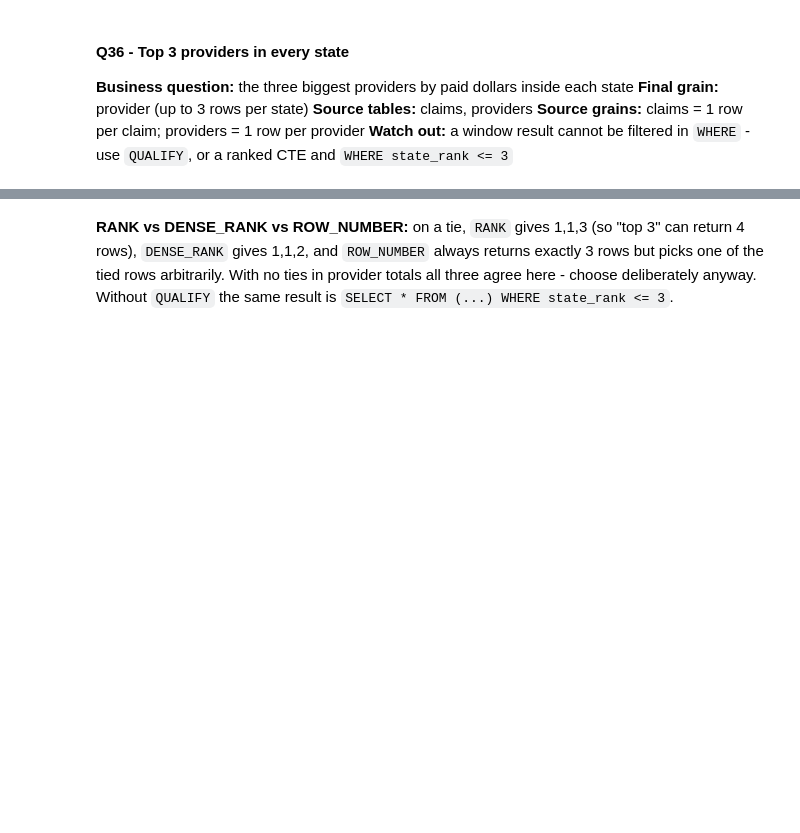
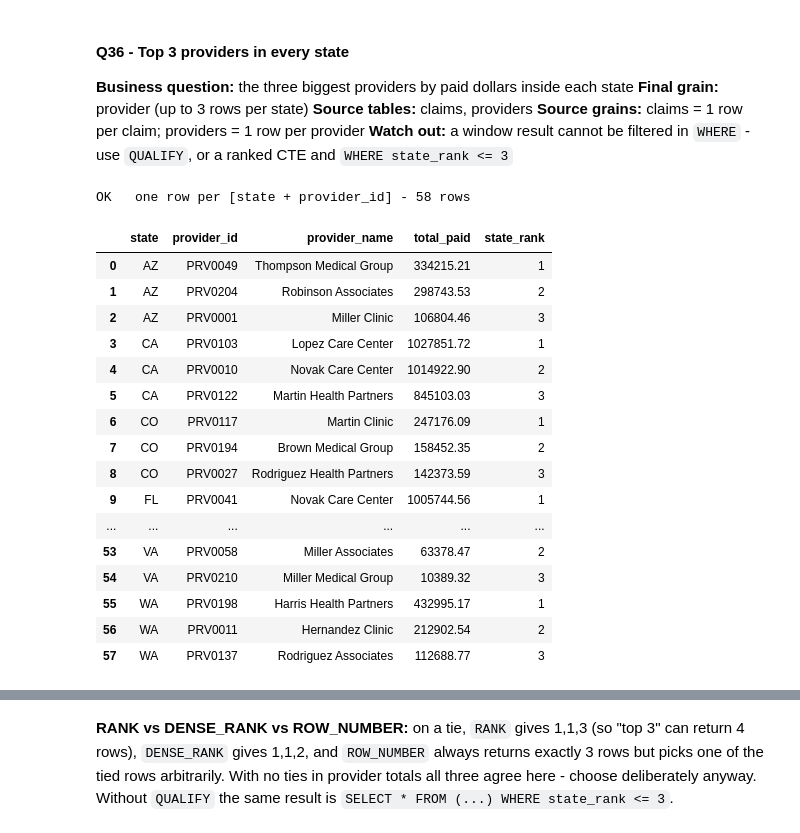
Before and after one commit to irajput215/databricks-wanderbricks, a Jupyter notebook: de-interview-prep/notebooks/04_sql_window_functions.ipynb, the cells around one changed output, grey strips where cells are left out. Saved outputs shown, nothing was run; the diff lists cells and outputs as text; code cells hidden in the pictures; blank space fills up the shorter version.

```diff
--- a/de-interview-prep/notebooks/04_sql_window_functions.ipynb
+++ b/de-interview-prep/notebooks/04_sql_window_functions.ipynb
@@ -166,8 +226,58 @@ state cannot duplicate it - the same row set simply gets 20 independent rankings
 # %%
 # YOUR TURN
 # output columns: state | provider_id | provider_name | total_paid | state_rank
 # only state_rank <= 3, ordered by state, state_rank
 # write your query here
+
+from pyspark.sql import functions as F, Window
+
+# 1. Load tables
+claims = spark.table("claims")
+providers = spark.table("providers")
+
+# 2. Aggregate per provider
+provider_paid = (
+    claims
+    .join(providers, on="provider_id")
+    .groupBy("state", "provider_id", "provider_name")
+    .agg(F.sum("paid_amount").alias("total_paid"))
+)
+
+# 3. Window specification: rank by state
+state_window = Window.partitionBy("state").orderBy(F.col("total_paid").desc())
+
+# 4. Calculate rank and filter (equivalent to QUALIFY state_rank <= 3)
+top3 = (
+    provider_paid
+    .withColumn("total_paid", F.round("total_paid", 2))
+    .withColumn("state_rank", F.rank().over(state_window))
+    .filter(F.col("state_rank") <= 3)                       # <-- QUALIFY equivalent
+    .select("state", "provider_id", "provider_name", "total_paid", "state_rank")
+    .orderBy("state", "state_rank")
+)
+
+# 5. Assert grain & preview
+assert_grain(top3, "state", "provider_id")
+display(top3)
+# %% [output]
+OK   one row per [state + provider_id] - 58 rows
+|  | state | provider_id | provider_name | total_paid | state_rank |
+| 0 | AZ | PRV0049 | Thompson Medical Group | 334215.21 | 1 |
+| 1 | AZ | PRV0204 | Robinson Associates | 298743.53 | 2 |
+| 2 | AZ | PRV0001 | Miller Clinic | 106804.46 | 3 |
+| 3 | CA | PRV0103 | Lopez Care Center | 1027851.72 | 1 |
+| 4 | CA | PRV0010 | Novak Care Center | 1014922.90 | 2 |
+| 5 | CA | PRV0122 | Martin Health Partners | 845103.03 | 3 |
+| 6 | CO | PRV0117 | Martin Clinic | 247176.09 | 1 |
+| 7 | CO | PRV0194 | Brown Medical Group | 158452.35 | 2 |
+| 8 | CO | PRV0027 | Rodriguez Health Partners | 142373.59 | 3 |
+| 9 | FL | PRV0041 | Novak Care Center | 1005744.56 | 1 |
+| ... | ... | ... | ... | ... | ... |
+| 53 | VA | PRV0058 | Miller Associates | 63378.47 | 2 |
+| 54 | VA | PRV0210 | Miller Medical Group | 10389.32 | 3 |
+| 55 | WA | PRV0198 | Harris Health Partners | 432995.17 | 1 |
+| 56 | WA | PRV0011 | Hernandez Clinic | 212902.54 | 2 |
+| 57 | WA | PRV0137 | Rodriguez Associates | 112688.77 | 3 |
 # %%
 # SOLUTION
 top3 = q('''
```
Also changed, not shown: parts of 3 cells of this notebook, 18 other files.
